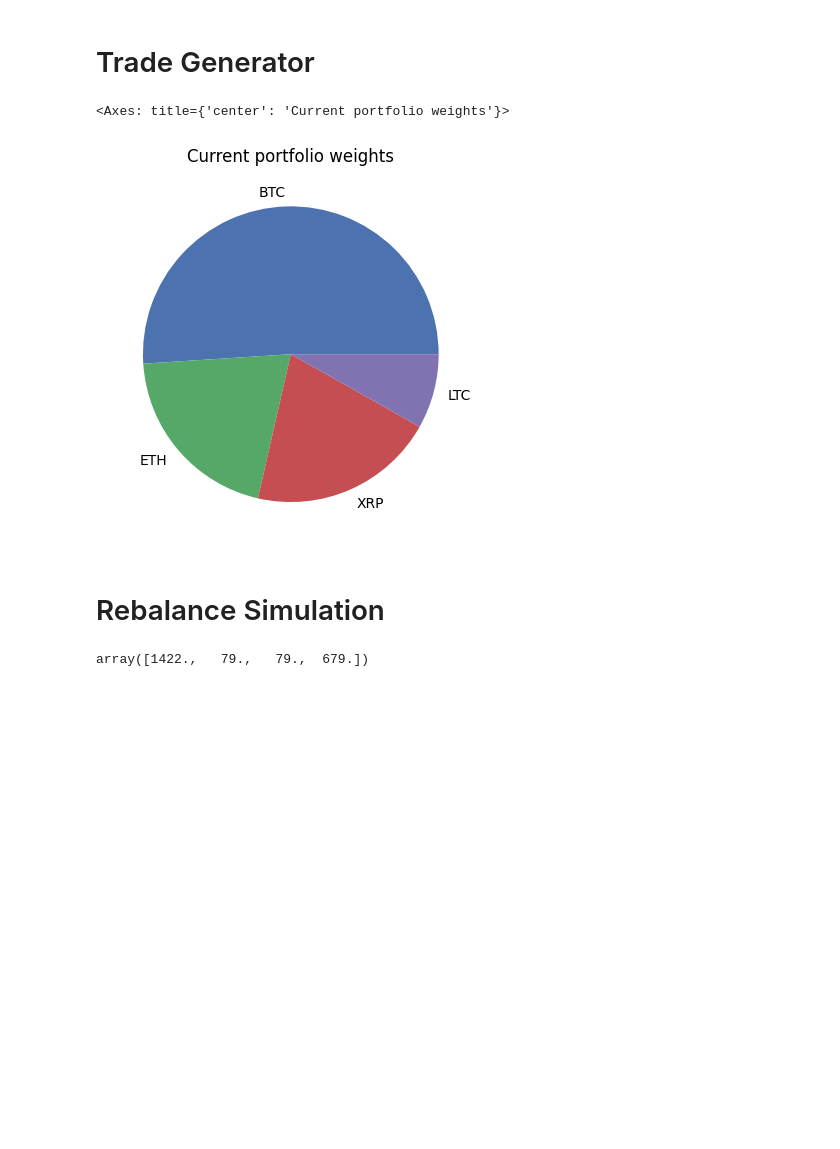
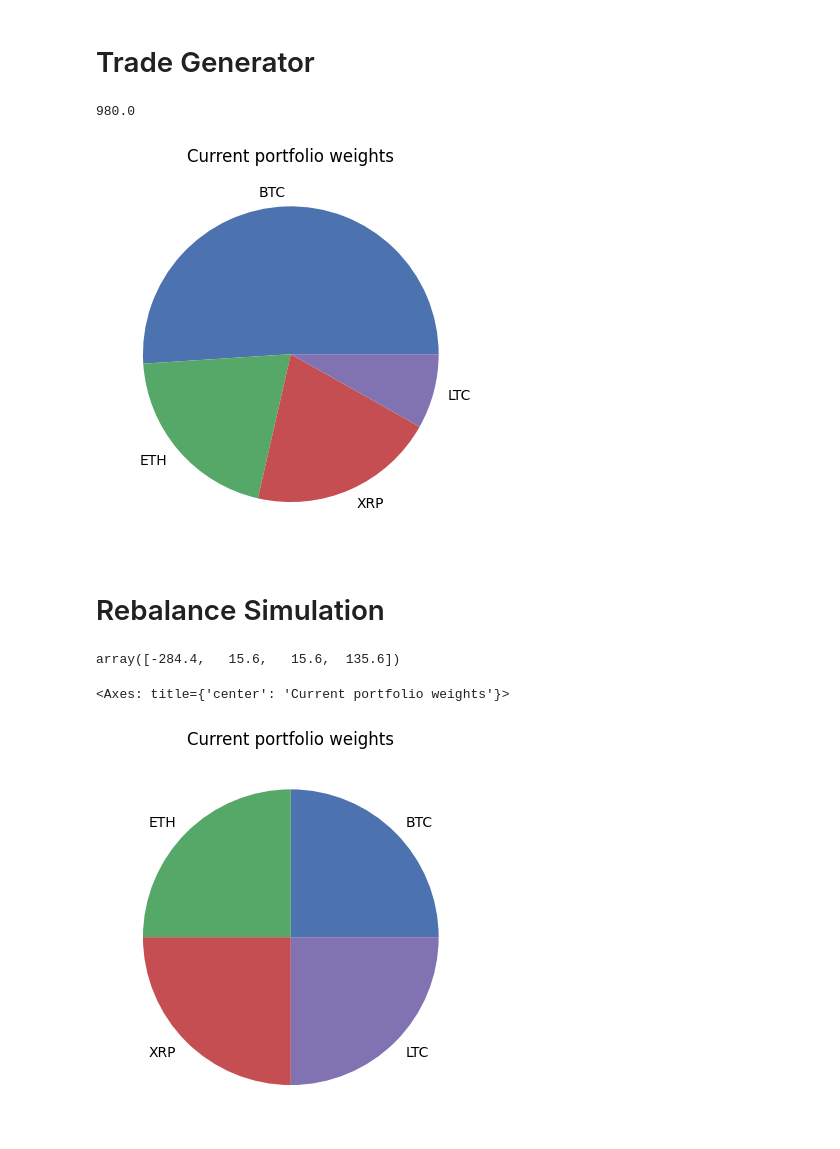
Before and after one commit to arguiot/portfolio, a Jupyter notebook: trade_generator.ipynb, the cells around one changed output. Cells and saved outputs as stored; diff of their text form; code cells hidden in the pictures; blank space fills up the shorter version.

Commit message:
Rebalancing portfolio simulation

```diff
--- a/trade_generator.ipynb
+++ b/trade_generator.ipynb
@@ -13,8 +13,10 @@ prices = pd.Series([10000, 1000, 0.5, 100], index=['BTC', 'ETH', 'XRP', 'LTC'])
 # Plot weights of the portfolio, based on the current prices
 weights = portfolio * prices
 weights.plot(kind='pie', title='Current portfolio weights')
+
+weights.sum()
 # %% [output]
-<Axes: title={'center': 'Current portfolio weights'}>
+980.0
 [figure]
 # %% [markdown]
 # Rebalance Simulation
@@ -29,7 +31,7 @@ weight_assets = [(
 ) for i in new_target_weights.index]
 
 # Order size Assets is a list of tuple such that (minOrderSize, maxOrderSize). For now, min and max are [0, 10000]
-order_size_assets = [(0, 0.2) for i in new_target_weights.index]
+order_size_assets = [(0, 1000) for i in new_target_weights.index]
 
 orders = totalOrders(
     amountAsset=np.array(portfolio),
@@ -39,6 +41,34 @@ orders = totalOrders(
     TBDAmount=0
 )
 
-orders
+sizes = orderSize(
+    amountAsset=np.array(portfolio),
+    priceAsset=np.array(prices),
+    orderSizeAssets=np.array(order_size_assets),
+    weightAssets=np.array(weight_assets),
+    TBDAmount=0
+)
+
+buySell = buyINDAsset(
+    amountAsset=np.array(portfolio),
+    priceAsset=np.array(prices),
+    orderSizeAssets=np.array(order_size_assets),
+    weightAssets=np.array(weight_assets),
+    TBDAmount=0
+)
+
+trades = orders * sizes
+
+trades
 # %% [output]
-array([1422.,   79.,   79.,  679.])
+array([-284.4,   15.6,   15.6,  135.6])
+# %%
+# Execute the trades
+
+portfolio = portfolio + trades / prices
+
+weights = portfolio * prices
+weights.plot(kind='pie', title='Current portfolio weights')
+# %% [output]
+<Axes: title={'center': 'Current portfolio weights'}>
+[figure, added]
```
